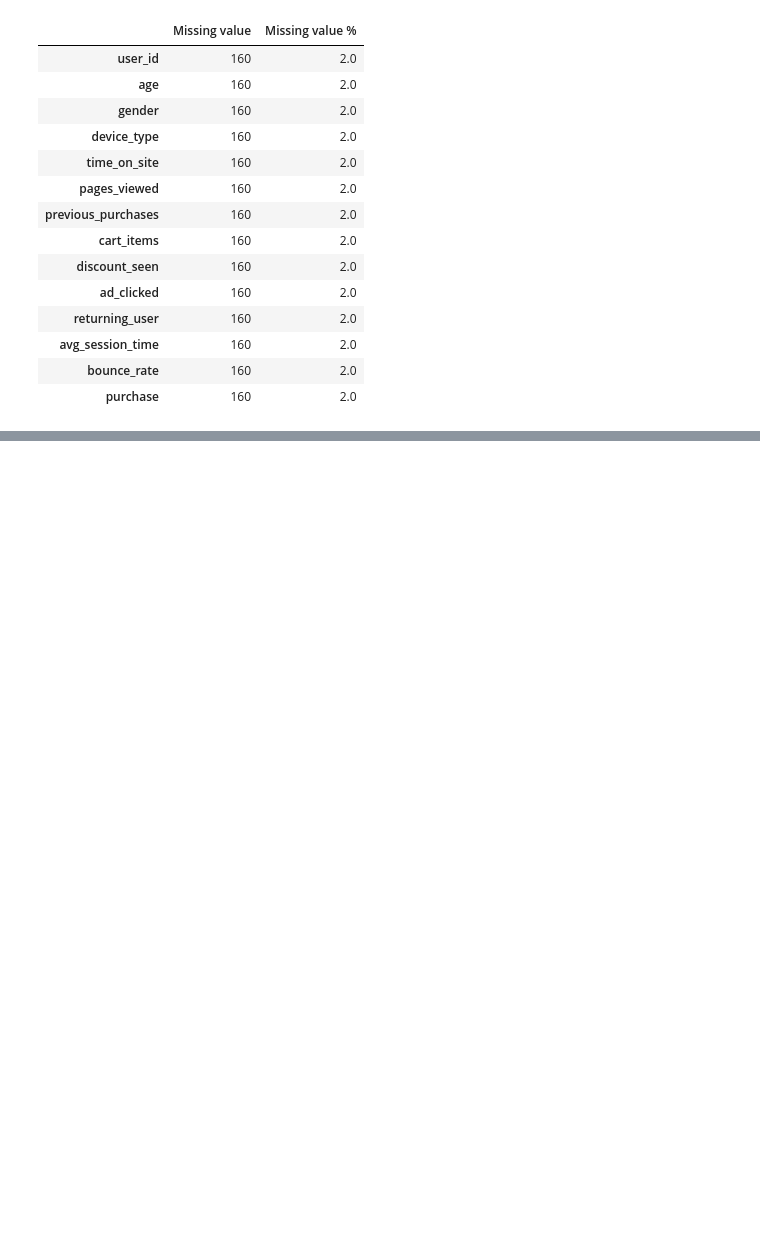
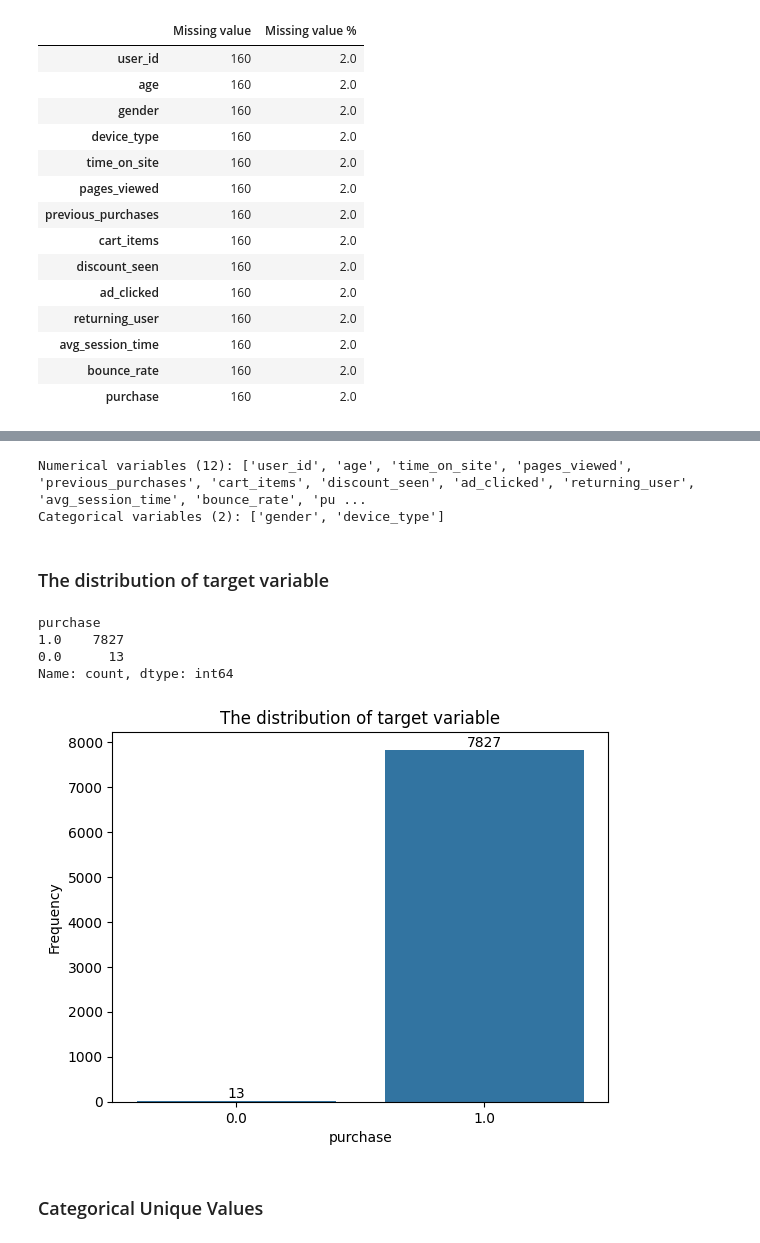
Before and after one commit to kdemirwarehouse/online-shoppers-intention-eda-knn, a Jupyter notebook: notebooks/01_data_overview.ipynb, the cells around one changed output, grey strips where cells are left out. Saved outputs shown, nothing was run; the diff lists cells and outputs as text; code cells hidden in the pictures; blank space fills up the shorter version.

```diff
--- a/notebooks/01_data_overview.ipynb
+++ b/notebooks/01_data_overview.ipynb
@@ -142,0 +162,35 @@ Columns containing missing values:
+# %%
+num_cols = df.select_dtypes(include="number").columns.tolist()
+cat_cols = df.select_dtypes(include="object").columns.tolist()
+
+print(f"Numerical variables ({len(num_cols)}): {num_cols}")
+print(f"Categorical variables ({len(cat_cols)}): {cat_cols}")
+# %% [output]
+Numerical variables (12): ['user_id', 'age', 'time_on_site', 'pages_viewed', 'previous_purchases', 'cart_items', 'discount_seen', 'ad_clicked', 'returning_user', 'avg_session_time', 'bounce_rate', 'pu ...
+Categorical variables (2): ['gender', 'device_type']
+# %% [markdown]
+### The distribution of target variable
+# %%
+print(df["purchase"].value_counts())
+# %% [output]
+purchase
+1.0    7827
+0.0      13
+Name: count, dtype: int64
+# %%
+ax = sns.countplot(x="purchase", data=df)
+
+for p in ax.patches:
+    ax.annotate(f'{int(p.get_height())}',
+                (p.get_x() + p.get_width() / 2, p.get_height()),
+                ha='center', va='bottom')
+
+plt.title("The distribution of target variable")
+plt.xlabel("purchase")
+plt.ylabel("Frequency")
+
+plt.show()
+# %% [output]
+[figure, added]
+# %% [markdown]
+### Categorical Unique Values
```
Also changed, not shown: parts of 4 cells of this notebook.
